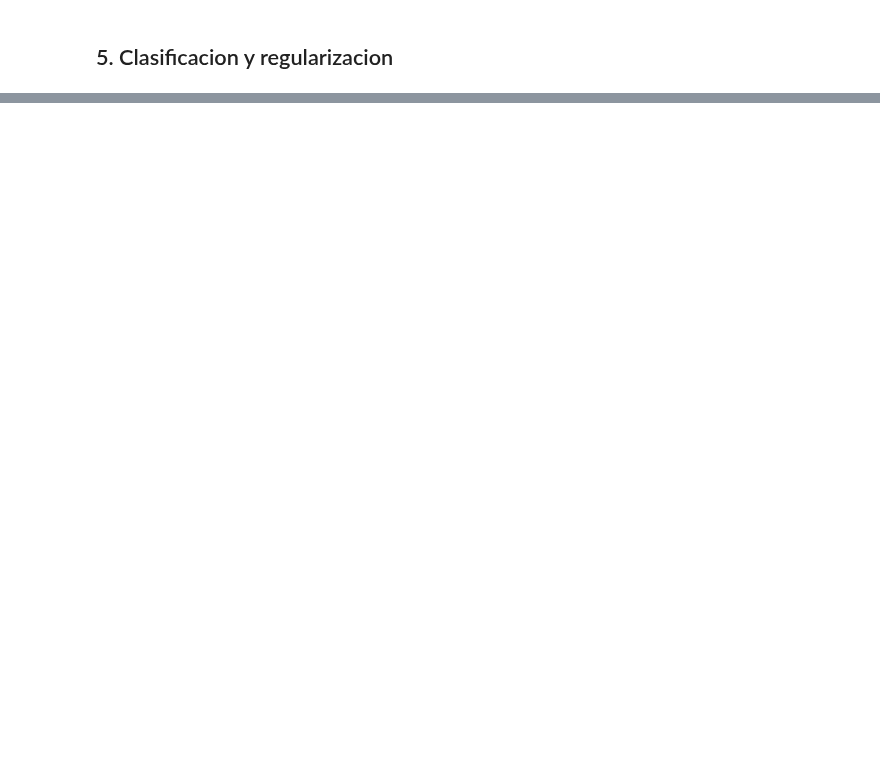
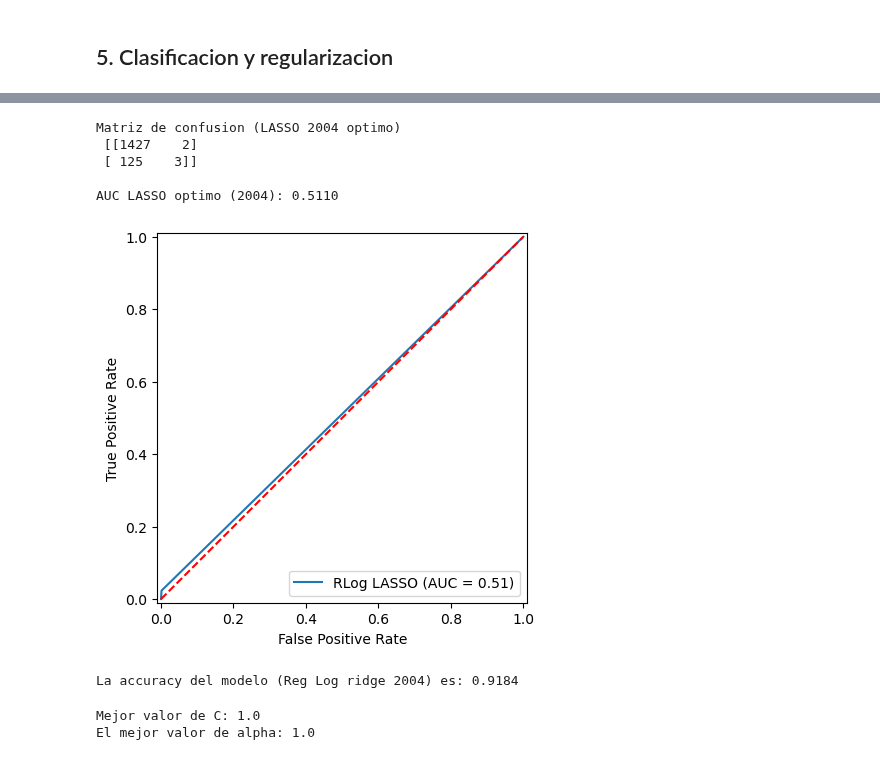
Before and after one commit to maggiecobb/CC408-T1-5, a Jupyter notebook: TP 4/TP 4.ipynb, the cells around one changed output, grey strips where cells are left out. Drawn from its saved outputs; the diff is of its cells as text; code cells hidden in the pictures; blank space fills up the shorter version.

```diff
--- a/TP 4/TP 4.ipynb
+++ b/TP 4/TP 4.ipynb
@@ -2046,0 +871,48 @@ La accuracy del modelo (Reg Log ridge 2004) es: 0.9210
+# %%
+#Definicion del modelo optimo LASSO 2004
+alpha_lopt04 = 1 / log_lasso_cv_04.C_[0]
+log_lasso_04_opt = LogisticRegression(penalty='l1', C=(1/alpha_lopt04), solver='liblinear').fit(x_train_04, y_train_04)
+y_test_pred_score_lopt04 = log_lasso_04_opt.predict_proba(x_train_04)[:,1]
+y_pred_lopt04= log_lasso_04_opt.predict(x_test_04)
+
+#### Medidas de precision - LASSO 2004 optimo
+#Matriz de confusion
+conflog_lopt04 = confusion_matrix(y_test_04, y_pred_lopt04)
+print("Matriz de confusion (LASSO 2004 optimo)\n", conflog_lopt04)
+
+#AUC
+auc_lopt04 = roc_auc_score(y_test_04, y_pred_lopt04)
+print('\nAUC LASSO optimo (2004): %.4f' %auc_lopt04)
+
+#Curva ROC
+fpr, tpr, thresholds = roc_curve(y_test_04, y_pred_lopt04)
+display = RocCurveDisplay(fpr=fpr, tpr=tpr, roc_auc=auc_lopt04, estimator_name='RLog LASSO')
+display.plot()
+plt.plot([0, 1], [0, 1], color='red', linestyle='--')
+plt.show()
+
+#Accuracy
+accuracy_lopt04 = accuracy_score(y_test_04, y_pred_lopt04)
+print("La accuracy del modelo (Reg Log ridge 2004) es: %.4f" %accuracy_lopt04)
+# %% [output]
+Matriz de confusion (LASSO 2004 optimo)
+ [[1427    2]
+ [ 125    3]]
+
+AUC LASSO optimo (2004): 0.5110
+[figure, added]
+La accuracy del modelo (Reg Log ridge 2004) es: 0.9184
+# %%
+#LASSO 2024
+# Definimos los lambdas (alphas) para 10-fold CV
+alphas = 10 ** np.array([*range(-5, 6)], dtype=float)
+Cs = 1 / alphas
+
+log_lasso_cv_24 = LogisticRegressionCV(Cs=Cs, cv=10, penalty='l1', solver='saga', scoring='roc_auc', refit=True, max_iter=1000, n_jobs=-1)
+log_lasso_cv_24.fit(x_train_24, y_train_24)
+
+print("Mejor valor de C:", log_lasso_cv_24.C_[0])
+print("El mejor valor de alpha:", (1/log_lasso_cv_24.C_[0]))
+# %% [output]
+Mejor valor de C: 1.0
+El mejor valor de alpha: 1.0
```
Also changed, not shown: parts of 193 cells of this notebook.
